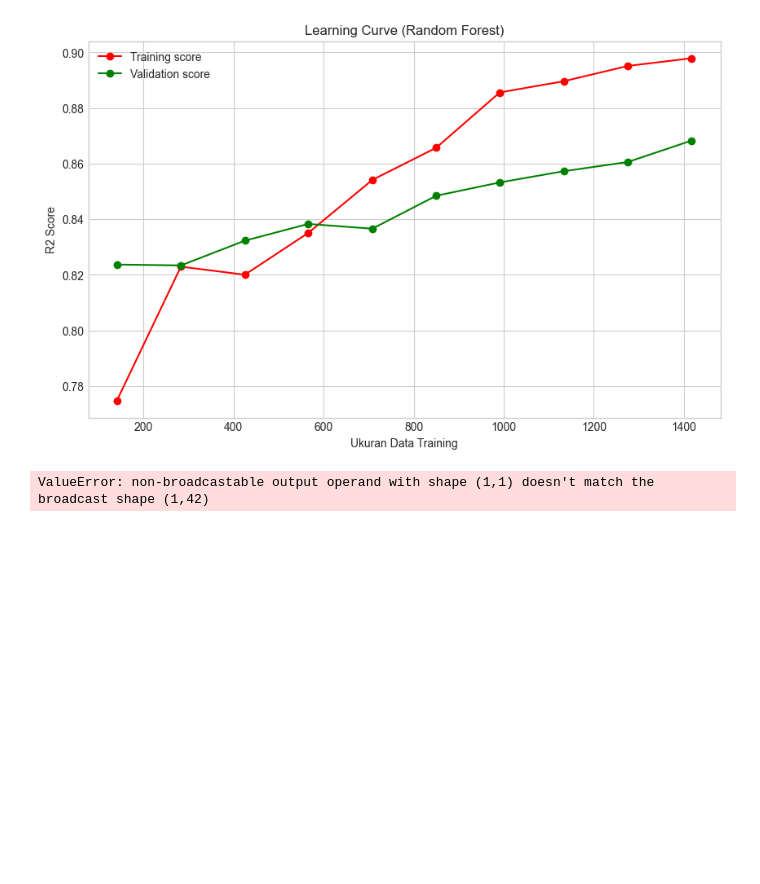
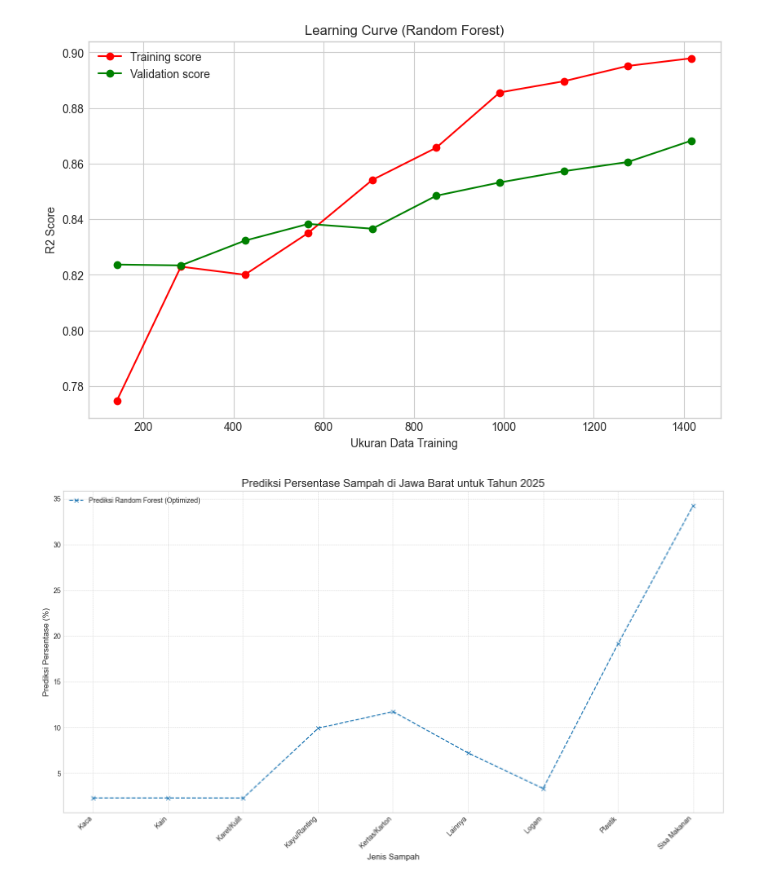
Before and after one commit to Capstone-Project-WasteSnap/Image-Classification-WasteSnap-, a Jupyter notebook: Model Prediksi/Notebook Model.ipynb, the cells around one changed output. Cells and saved outputs as stored; diff of their text form; code cells hidden in the pictures; blank space fills up the shorter version.

```diff
--- a/Model Prediksi/Notebook Model.ipynb
+++ b/Model Prediksi/Notebook Model.ipynb
@@ -262,24 +262,16 @@ for col in columns_to_check:
 # %% [output]
 Jumlah outliers setelah capping di kolom 'tahun': 0
 Jumlah outliers setelah capping di kolom 'persentase': 0
+# %%
+# normalisasi (standardscaler)
+scaler = StandardScaler()
+df['persentase'] = scaler.fit_transform(df[['persentase']])
 # %%
 X = df.drop(columns=['persentase'])  # Fitur
 y = df['persentase']  # Target
 # %%
 # split data menjadi data latih (80%) dan data uji (20%)
 X_train, X_test, y_train, y_test = train_test_split(X, y, test_size=0.2, random_state=42)
-# %%
-
-# 3. Inisialisasi scaler
-scaler = StandardScaler()
-
-# 4. Latih (FIT) scaler HANYA pada data LATIHAN FITUR (X_train).
-#    Ini akan memperbaiki error Anda.
-scaler.fit(X_train)
-
-# 5. Gunakan scaler yang sudah dilatih untuk men-transform kedua set.
-X_train_scaled = scaler.transform(X_train)
-X_test_scaled = scaler.transform(X_test)
 # %% [markdown]
 ## **Modelling**
 # %% [markdown]
@@ -398,10 +390,9 @@ def predict_and_plot(province_name, rf_model, scaler, X_columns, unique_province
     plt.show()
 # %%
 PROVINSI_TARGET = "Jawa Barat"  # Ganti dengan nama provinsi yang diinginkan
-predict_and_plot(PROVINSI_TARGET, best_rf_model,
-                     scaler, X.columns, unique_provinces, unique_waste_types)
+predict_and_plot(PROVINSI_TARGET, best_rf_model, scaler, X.columns, unique_provinces, unique_waste_types)
 # %% [output]
-ValueError: non-broadcastable output operand with shape (1,1) doesn't match the broadcast shape (1,42)
+[figure, added]
 # %%
 # Pastikan sel ini sudah dijalankan:
 import joblib
```
Also changed, not shown: parts of 3 cells of this notebook.
